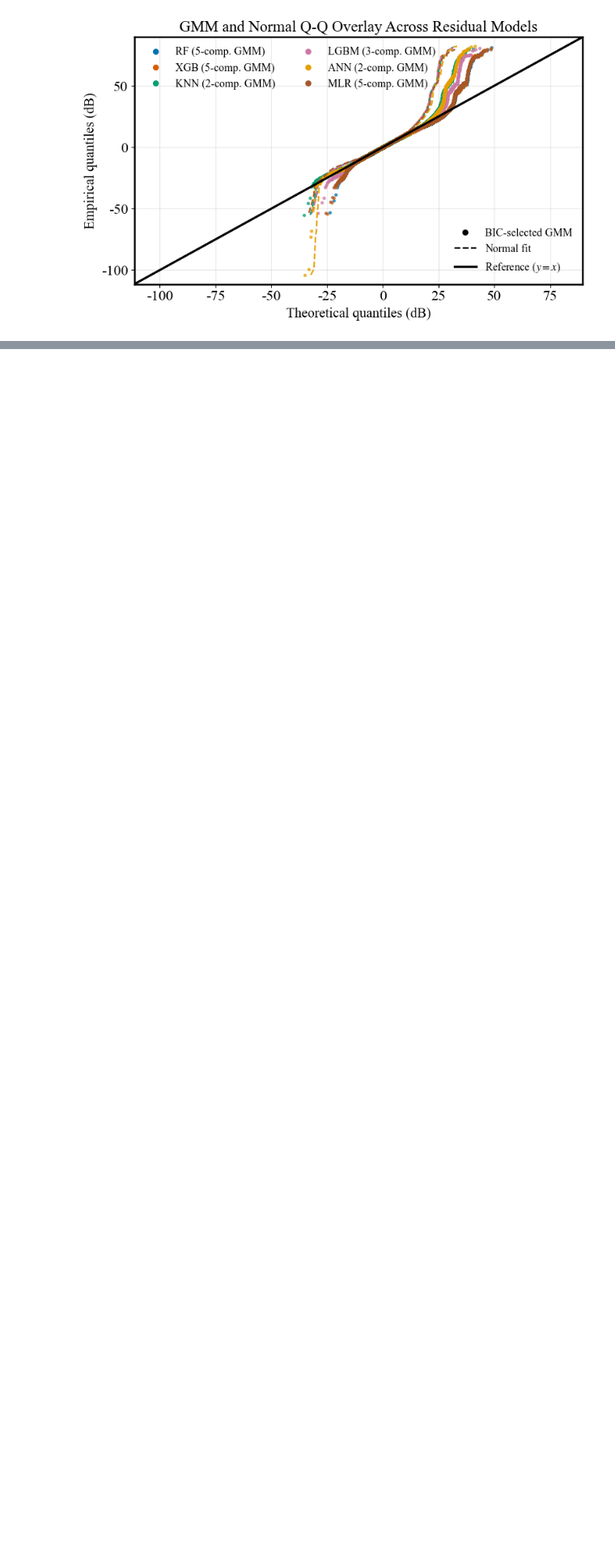
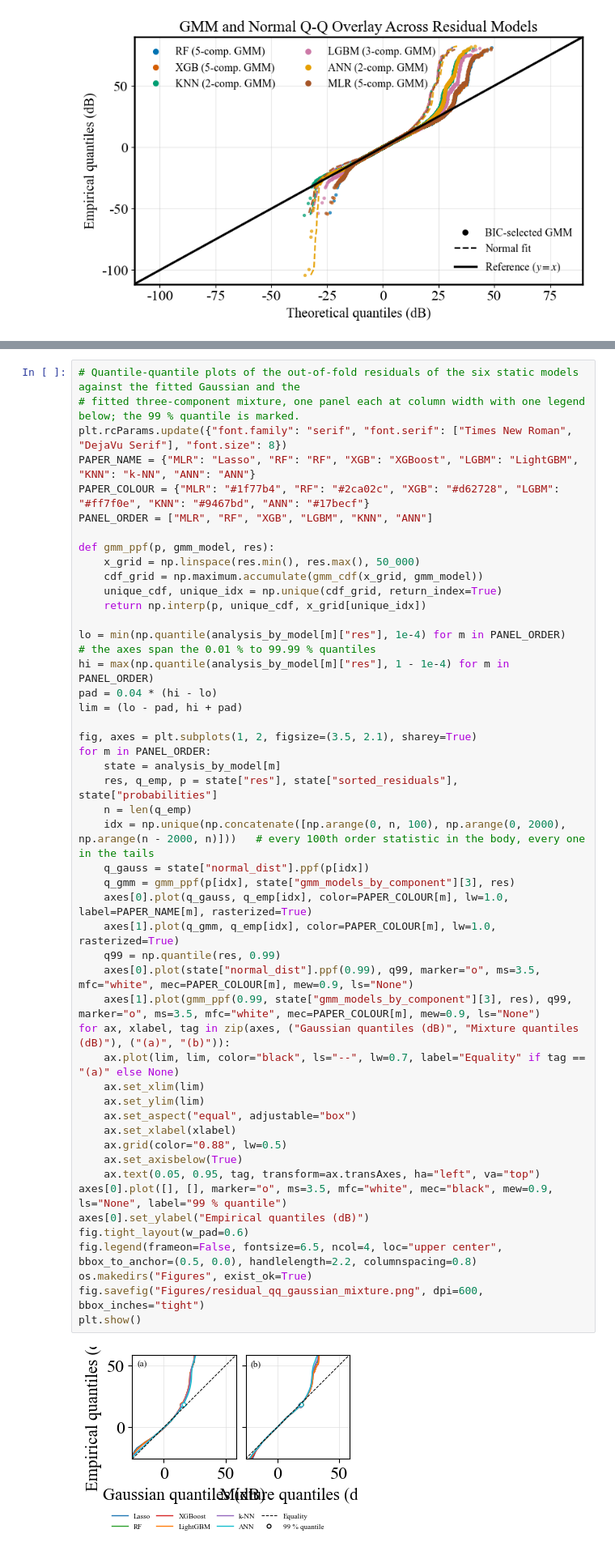
Before and after one commit to nahshonmokua/LoRaWAN-IndoorPathLossModeling-ML, a Jupyter notebook: 08_SHADOW FADING ANALYSIS.ipynb, the cells around one changed output, grey strips where cells are left out. Shown at 81% size. Cells and saved outputs as stored; diff of their text form; blank space fills up the shorter version.

```diff
--- a/08_SHADOW FADING ANALYSIS.ipynb
+++ b/08_SHADOW FADING ANALYSIS.ipynb
@@ -1237,0 +1135,50 @@ plt.show()
+# %%
+# Quantile-quantile plots of the out-of-fold residuals of the six static models against the fitted Gaussian and the
+# fitted three-component mixture, one panel each at column width with one legend below; the 99 % quantile is marked.
+plt.rcParams.update({"font.family": "serif", "font.serif": ["Times New Roman", "DejaVu Serif"], "font.size": 8})
+PAPER_NAME = {"MLR": "Lasso", "RF": "RF", "XGB": "XGBoost", "LGBM": "LightGBM", "KNN": "k-NN", "ANN": "ANN"}
+PAPER_COLOUR = {"MLR": "#1f77b4", "RF": "#2ca02c", "XGB": "#d62728", "LGBM": "#ff7f0e", "KNN": "#9467bd", "ANN": "#17becf"}
+PANEL_ORDER = ["MLR", "RF", "XGB", "LGBM", "KNN", "ANN"]
+
+def gmm_ppf(p, gmm_model, res):
+    x_grid = np.linspace(res.min(), res.max(), 50_000)
+    cdf_grid = np.maximum.accumulate(gmm_cdf(x_grid, gmm_model))
+    unique_cdf, unique_idx = np.unique(cdf_grid, return_index=True)
+    return np.interp(p, unique_cdf, x_grid[unique_idx])
+
+lo = min(np.quantile(analysis_by_model[m]["res"], 1e-4) for m in PANEL_ORDER)        # the axes span the 0.01 % to 99.99 % quantiles
+hi = max(np.quantile(analysis_by_model[m]["res"], 1 - 1e-4) for m in PANEL_ORDER)
+pad = 0.04 * (hi - lo)
+lim = (lo - pad, hi + pad)
+
+fig, axes = plt.subplots(1, 2, figsize=(3.5, 2.1), sharey=True)
+for m in PANEL_ORDER:
+    state = analysis_by_model[m]
+    res, q_emp, p = state["res"], state["sorted_residuals"], state["probabilities"]
+    n = len(q_emp)
+    idx = np.unique(np.concatenate([np.arange(0, n, 100), np.arange(0, 2000), np.arange(n - 2000, n)]))   # every 100th order statistic in the body, every one in the tails
+    q_gauss = state["normal_dist"].ppf(p[idx])
+    q_gmm = gmm_ppf(p[idx], state["gmm_models_by_component"][3], res)
+    axes[0].plot(q_gauss, q_emp[idx], color=PAPER_COLOUR[m], lw=1.0, label=PAPER_NAME[m], rasterized=True)
+    axes[1].plot(q_gmm, q_emp[idx], color=PAPER_COLOUR[m], lw=1.0, rasterized=True)
+    q99 = np.quantile(res, 0.99)
+    axes[0].plot(state["normal_dist"].ppf(0.99), q99, marker="o", ms=3.5, mfc="white", mec=PAPER_COLOUR[m], mew=0.9, ls="None")
+    axes[1].plot(gmm_ppf(0.99, state["gmm_models_by_component"][3], res), q99, marker="o", ms=3.5, mfc="white", mec=PAPER_COLOUR[m], mew=0.9, ls="None")
+for ax, xlabel, tag in zip(axes, ("Gaussian quantiles (dB)", "Mixture quantiles (dB)"), ("(a)", "(b)")):
+    ax.plot(lim, lim, color="black", ls="--", lw=0.7, label="Equality" if tag == "(a)" else None)
+    ax.set_xlim(lim)
+    ax.set_ylim(lim)
+    ax.set_aspect("equal", adjustable="box")
+    ax.set_xlabel(xlabel)
+    ax.grid(color="0.88", lw=0.5)
+    ax.set_axisbelow(True)
+    ax.text(0.05, 0.95, tag, transform=ax.transAxes, ha="left", va="top")
+axes[0].plot([], [], marker="o", ms=3.5, mfc="white", mec="black", mew=0.9, ls="None", label="99 % quantile")
+axes[0].set_ylabel("Empirical quantiles (dB)")
+fig.tight_layout(w_pad=0.6)
+fig.legend(frameon=False, fontsize=6.5, ncol=4, loc="upper center", bbox_to_anchor=(0.5, 0.0), handlelength=2.2, columnspacing=0.8)
+os.makedirs("Figures", exist_ok=True)
+fig.savefig("Figures/residual_qq_gaussian_mixture.png", dpi=600, bbox_inches="tight")
+plt.show()
+# %% [output]
+[figure, added]
```
Also changed, not shown: parts of 2 cells of this notebook.
